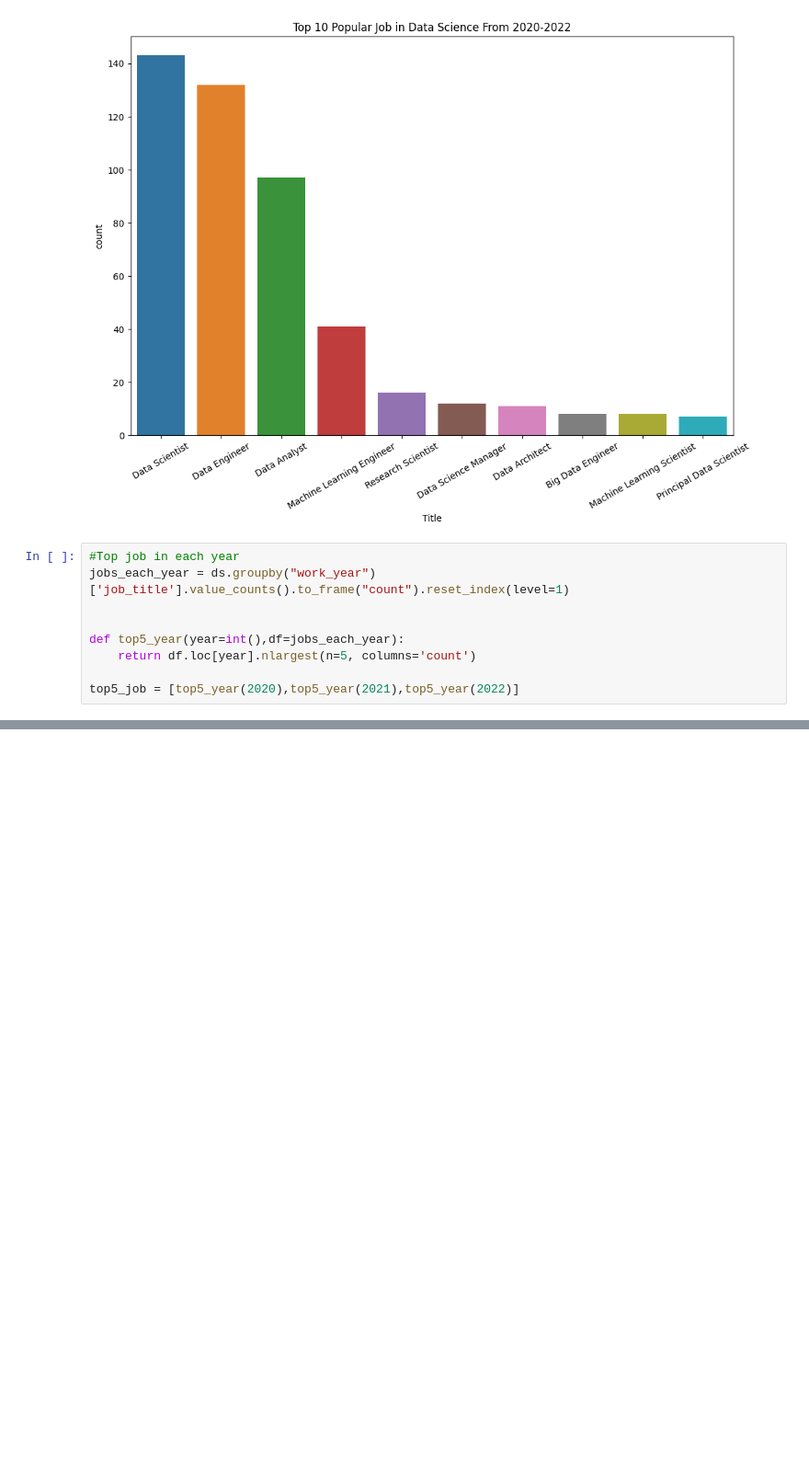
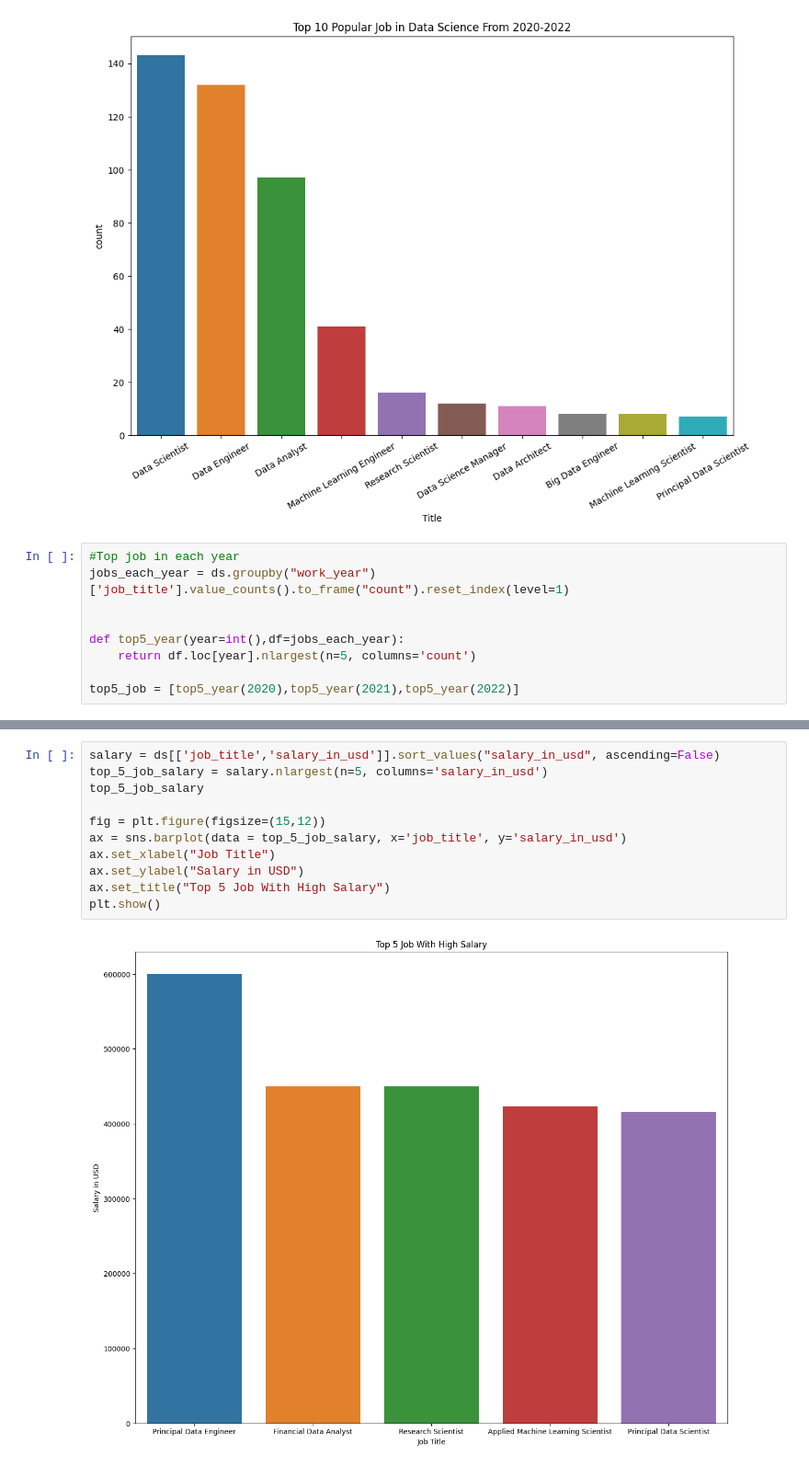
Before and after one commit to theo-thanhlam/data_science_salary, a Jupyter notebook: ds_salaries.ipynb, the cells around one changed output, grey strips where cells are left out. Shown at 92% size. Drawn from its saved outputs; the diff is of its cells as text; blank space fills up the shorter version.

Commit message:
Add top 5 salary analyze

```diff
--- a/ds_salaries.ipynb
+++ b/ds_salaries.ipynb
@@ -148,0 +139,13 @@ FixedFormatter should only be used together with FixedLocator
+# %%
+salary = ds[['job_title','salary_in_usd']].sort_values("salary_in_usd", ascending=False)
+top_5_job_salary = salary.nlargest(n=5, columns='salary_in_usd')
+top_5_job_salary
+
+fig = plt.figure(figsize=(15,12))
+ax = sns.barplot(data = top_5_job_salary, x='job_title', y='salary_in_usd')
+ax.set_xlabel("Job Title")
+ax.set_ylabel("Salary in USD")
+ax.set_title("Top 5 Job With High Salary")
+plt.show()
+# %% [output]
+[figure, added]
```
Also changed, not shown: parts of 7 cells of this notebook.
